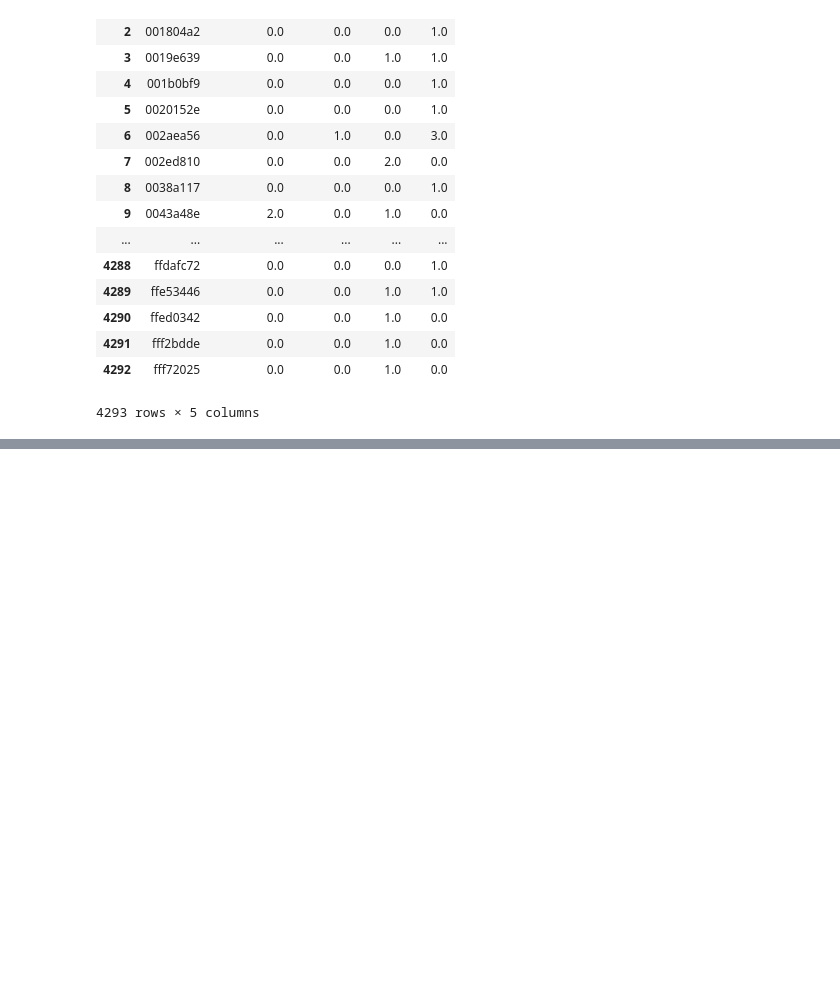
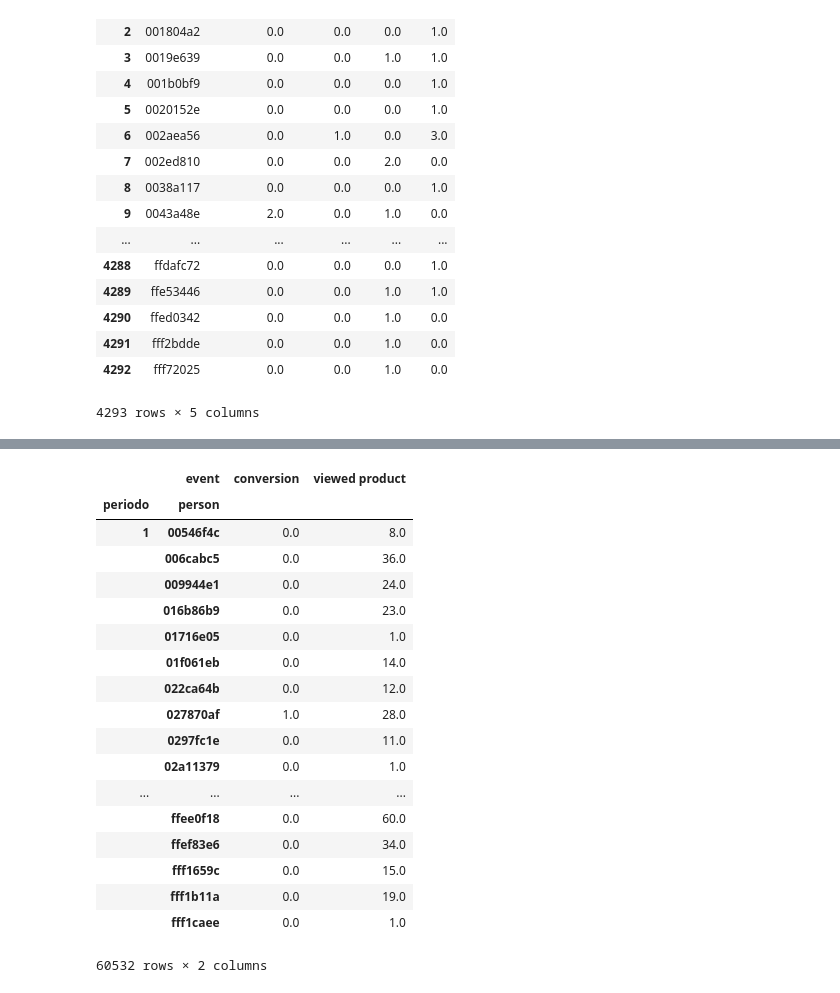
Before and after one commit to EugeniaFranchi/TP-Datos, a Jupyter notebook: TP2/TP2 v1.2.ipynb, the cells around one changed output, grey strips where cells are left out. Saved outputs shown, nothing was run; the diff lists cells and outputs as text; code cells hidden in the pictures; blank space fills up the shorter version.

```diff
--- a/TP2/TP2 v1.2.ipynb
+++ b/TP2/TP2 v1.2.ipynb
@@ -840,0 +866,24 @@ horarios_de_conversion
+# %%
+pags_visitadas_por_conversion = pags_visitadas_por_conversion.groupby(['periodo','person'])['event'].value_counts().unstack(level=2)
+pags_visitadas_por_conversion = pags_visitadas_por_conversion.fillna(0)
+pags_visitadas_por_conversion
+# %% [output]
+|  | event | conversion | viewed product |
+| periodo | person |  |  |
+| 1 | 00546f4c | 0.0 | 8.0 |
+|  | 006cabc5 | 0.0 | 36.0 |
+|  | 009944e1 | 0.0 | 24.0 |
+|  | 016b86b9 | 0.0 | 23.0 |
+|  | 01716e05 | 0.0 | 1.0 |
+|  | 01f061eb | 0.0 | 14.0 |
+|  | 022ca64b | 0.0 | 12.0 |
+|  | 027870af | 1.0 | 28.0 |
+|  | 0297fc1e | 0.0 | 11.0 |
+|  | 02a11379 | 0.0 | 1.0 |
+| ... | ... | ... | ... |
+|  | ffee0f18 | 0.0 | 60.0 |
+|  | ffef83e6 | 0.0 | 34.0 |
+|  | fff1659c | 0.0 | 15.0 |
+|  | fff1b11a | 0.0 | 19.0 |
+|  | fff1caee | 0.0 | 1.0 |
+60532 rows × 2 columns
```
Also changed, not shown: parts of 5 cells of this notebook.
